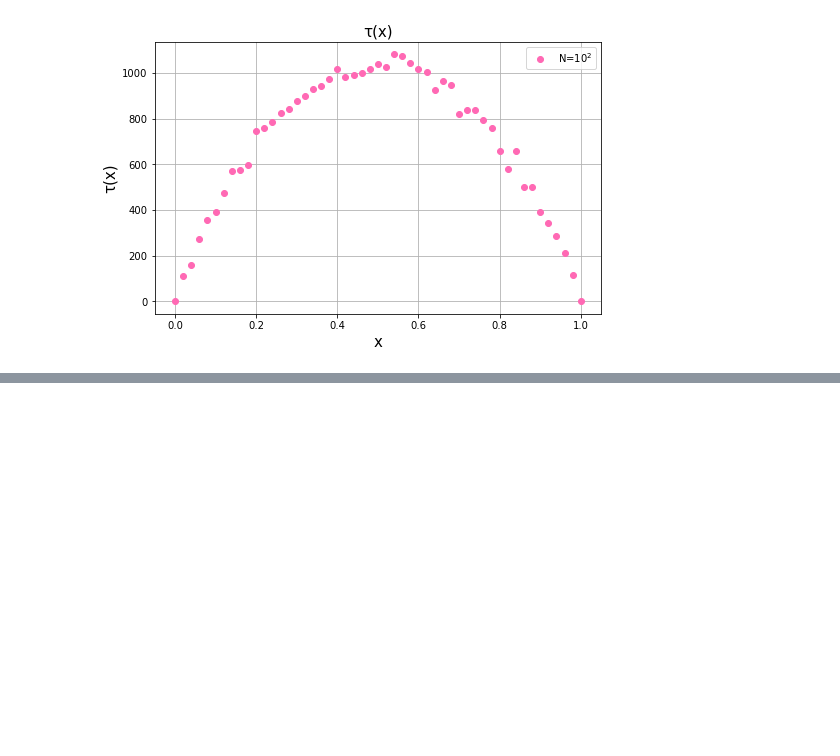
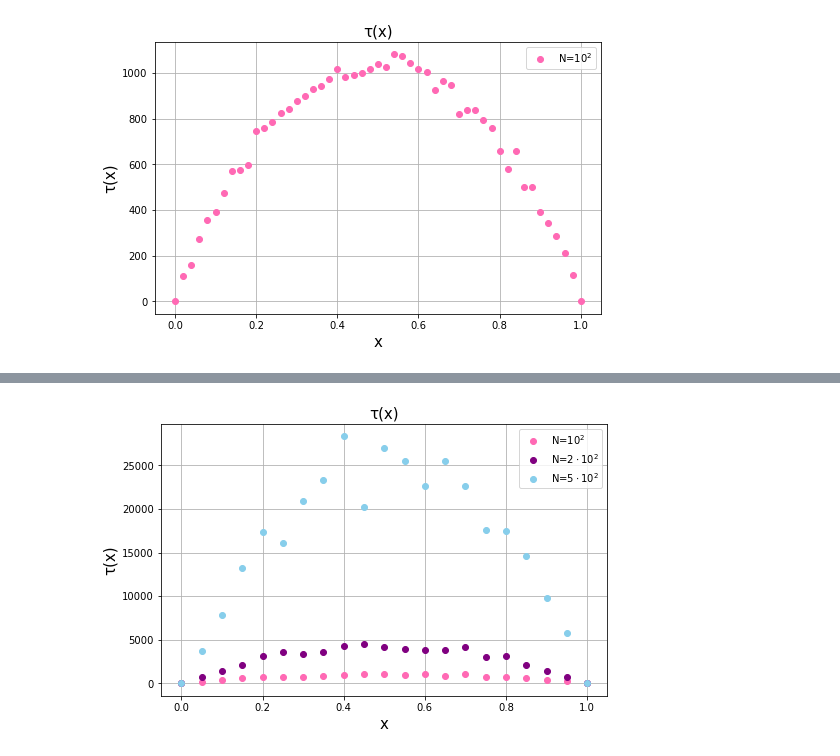
Before and after one commit to Swinkawkrawacie/Fizyka-ukladow-zlozonych, a Jupyter notebook: Wizualizacja_danych_wyborcaMC.ipynb, the cells around one changed output, grey strips where cells are left out. Cells and saved outputs as stored; diff of their text form; code cells hidden in the pictures; blank space fills up the shorter version.

```diff
--- a/Wizualizacja_danych_wyborcaMC.ipynb
+++ b/Wizualizacja_danych_wyborcaMC.ipynb
@@ -106,0 +161,13 @@ plt.show()
+# %%
+plt.figure(figsize=(8,5))
+plt.plot(x, time100, 'o', color='hotpink', label=r'N=${10}^2$')
+plt.plot(x, time200, 'o', color='purple', label=r'N=$2\cdot{10}^2$')
+plt.plot(x, time500, 'o', color='skyblue', label=r'N=$5\cdot{10}^2$')
+plt.grid()
+plt.legend()
+plt.title('\u03c4(x)',fontsize=15)
+plt.xlabel('x', fontsize=15)
+plt.ylabel('\u03c4(x)', fontsize=15)
+plt.savefig("czas_easier.jpg")
+# %% [output]
+[figure, added]
```
Also changed, not shown: parts of 6 cells of this notebook, 5 other files.
